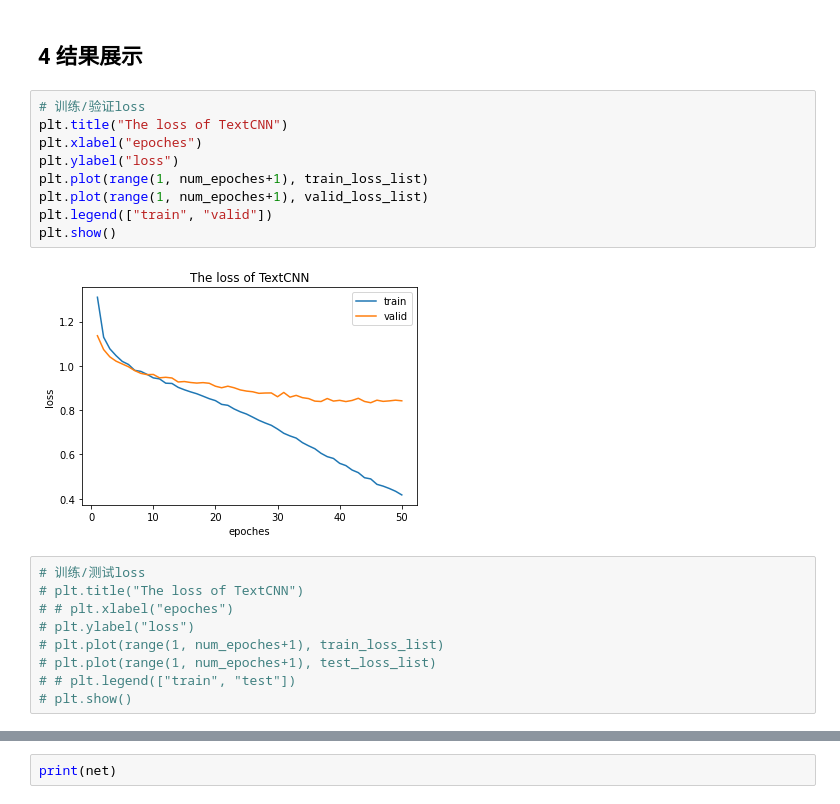
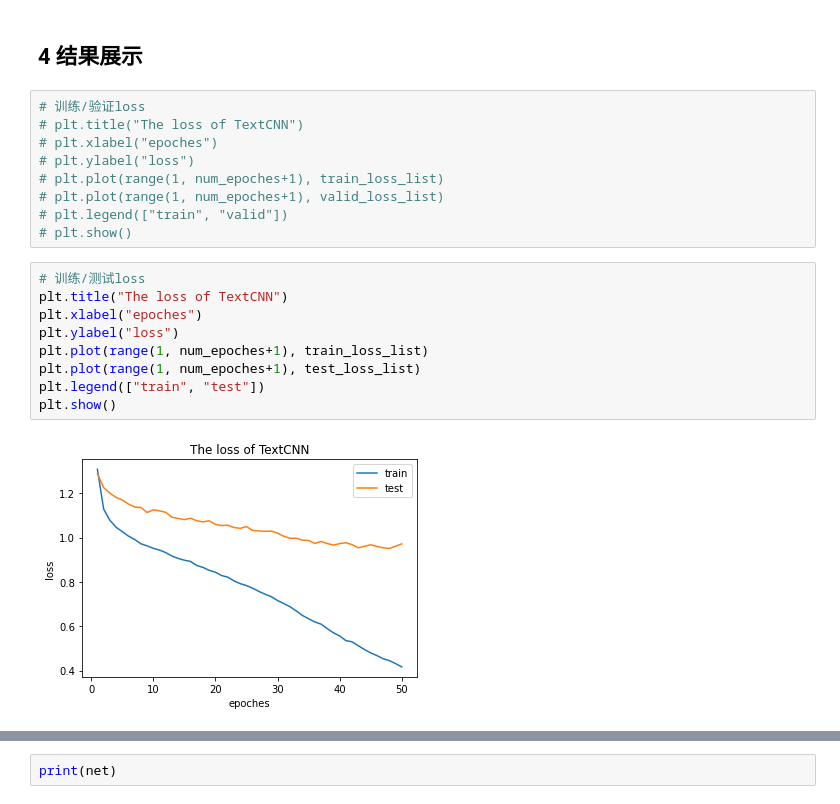
Before and after one commit to CatasJason/TextCNN_pytorch, a Jupyter notebook: 20125164_韩浩杰_源代码_实验5_疫情微博情绪分类.ipynb, the cells around one changed output, grey strips where cells are left out. Drawn from its saved outputs; the diff is of its cells as text.

```diff
--- a/20125164_韩浩杰_源代码_实验5_疫情微博情绪分类.ipynb
+++ b/20125164_韩浩杰_源代码_实验5_疫情微博情绪分类.ipynb
@@ -269,24 +276,24 @@ epoch: 50, train loss: 0.4175, valid loss: 0.8423, valid p: 0.4868, valid r: 0.4
 ## 4 结果展示
 # %%
 # 训练/验证loss
-plt.title("The loss of TextCNN")
-plt.xlabel("epoches")
-plt.ylabel("loss")
-plt.plot(range(1, num_epoches+1), train_loss_list)
-plt.plot(range(1, num_epoches+1), valid_loss_list)
-plt.legend(["train", "valid"])
-plt.show()
+# plt.title("The loss of TextCNN")
+# plt.xlabel("epoches")
+# plt.ylabel("loss")
+# plt.plot(range(1, num_epoches+1), train_loss_list)
+# plt.plot(range(1, num_epoches+1), valid_loss_list)
+# plt.legend(["train", "valid"])
+# plt.show()
-# %% [output]
-[figure, removed]
 # %%
 # 训练/测试loss
-# plt.title("The loss of TextCNN")
-# # plt.xlabel("epoches")
-# plt.ylabel("loss")
-# plt.plot(range(1, num_epoches+1), train_loss_list)
-# plt.plot(range(1, num_epoches+1), test_loss_list)
-# # plt.legend(["train", "test"])
-# plt.show()
+plt.title("The loss of TextCNN")
+plt.xlabel("epoches")
+plt.ylabel("loss")
+plt.plot(range(1, num_epoches+1), train_loss_list)
+plt.plot(range(1, num_epoches+1), test_loss_list)
+plt.legend(["train", "test"])
+plt.show()
+# %% [output]
+[figure, added]
 # %%
 # 指标评价
 def semilogy(x_vals, y_vals, x_labels, y_labels, titles):
```
Also changed, not shown: parts of 6 cells of this notebook, 3 other files.
